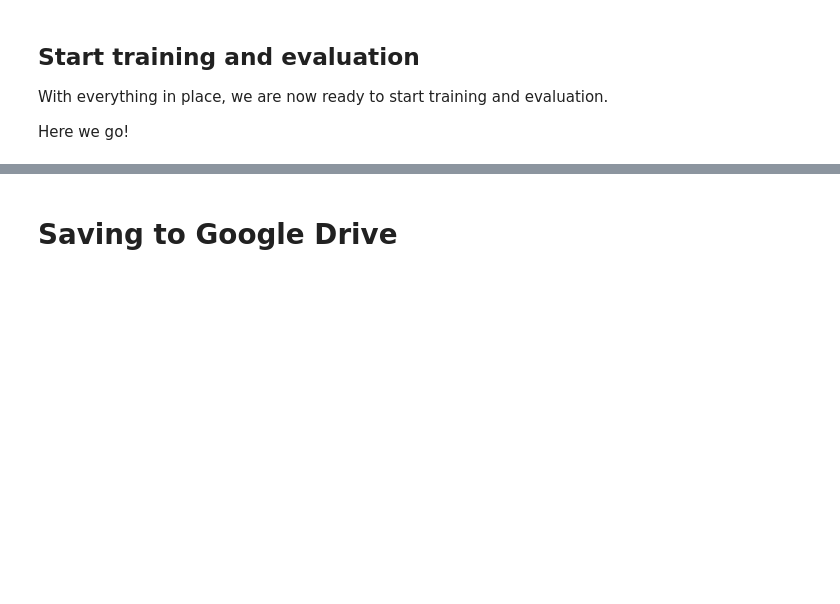
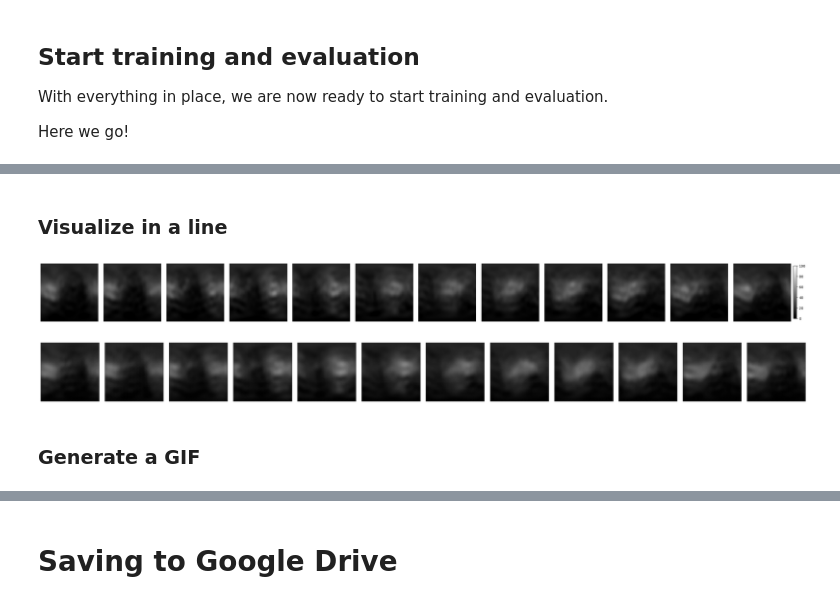
Before and after one commit to mauriciodev/tec_forecast, a Jupyter notebook: examples/OpenSTL_GIM.ipynb, the cells around one changed output, grey strips where cells are left out. Saved outputs shown, nothing was run; the diff lists cells and outputs as text; code cells hidden in the pictures; blank space fills up the shorter version.

```diff
--- a/examples/OpenSTL_GIM.ipynb
+++ b/examples/OpenSTL_GIM.ipynb
@@ -121,12 +175,11 @@ import torch
 from torch.utils.data import Dataset, Subset, DataLoader
 from sklearn.model_selection import train_test_split
 class ionexDataset(Dataset):
-    def __init__(self, npy_data, nstepsin=36, nstepsout=12, stride=12, val_split=0.2, validation_set=False, random_state=1 ):
+    def __init__(self, npy_data, nstepsin=36, nstepsout=12, stride=12, val_split=0.2, validation_set=False, random_state=1, normalize=False, mean=0, std=0):
         self.data = npy_data.astype(np.float32)
         self.nstepsin=nstepsin
         self.nstepsout=nstepsout
         self.stride=stride
-        self.data_name = 'ionex'
         #store the index to allow shuffling and train/val split
         self.idx=np.arange(0,len(self.data)-nstepsout-nstepsin+1,stride)
 
@@ -137,14 +190,18 @@ class ionexDataset(Dataset):
             else: #validation set
                 self.idx=datasplit[1]
 
-        #if normalize:
         # get the mean/std values along the channel dimension
-        mean = self.data.mean(axis=(0, 1, 2, 3)).reshape(1, -1, 1, 1)
-        std = self.data.std(axis=(0, 1, 2, 3)).reshape(1, -1, 1, 1)
-        self.data = (self.data - mean) / std
+        if mean==0 and std==0:
+            mean = self.data.mean(axis=(0, 1, 2, 3)).reshape(1, -1, 1, 1)
+            std = self.data.std(axis=(0, 1, 2, 3)).reshape(1, -1, 1, 1)
+        if normalize:
+            self.data = (self.data - mean) / std
         self.mean = mean
         self.std = std
+        self.data_name = 'custom'
 
+    def unnormalize(self):
+        return (self.data * self.std + self.mean)
 
     def __getitem__(self, index):
         # find the end of this pattern
@@ -159,7 +216,3 @@ class ionexDataset(Dataset):
 
     def __len__(self):
         return len(self.idx)
-
-    #def split_train_val(self, val_split=0.25):
-    #    train_idx, val_idx = train_test_split(list(range(len(self))), test_size=val_split)
-    #    return Subset(self, train_idx), Subset(self, val_idx)
@@ -166,14 +221,18 @@ class ionexDataset(Dataset):
 # %%
+randomSeed = 1
 train_data = ionexDataset(train_npy, nstepsin=pre_seq_length, nstepsout=aft_seq_length,
-                         stride=stride, validation_set=False, val_split=0.2)
+                          stride=stride, validation_set=False, val_split=0.2, random_state=randomSeed, normalize=True)
 val_data = ionexDataset(train_npy, nstepsin=pre_seq_length, nstepsout=aft_seq_length,
-                         stride=stride, validation_set=True, val_split=0.2)
+                        stride=stride, validation_set=True, val_split=0.2, random_state=randomSeed, normalize=True)
 #train_data, val_data = ionexTrainData.split_train_val(val_split=0.2)
 dataloader_train = DataLoader(train_data, batch_size=batch_size, num_workers=os.cpu_count())
 dataloader_val = DataLoader(val_data, batch_size=batch_size, num_workers=os.cpu_count())
 
-ionexTestData = ionexDataset(test_npy, nstepsin=pre_seq_length, nstepsout=aft_seq_length, stride=stride)
+#we use the mean and std scaling from the train data
+ionexTestData = ionexDataset(test_npy, nstepsin=pre_seq_length, nstepsout=aft_seq_length,
+                             stride=stride, normalize=True, mean=train_data.mean, std=train_data.std)
 dataloader_test = DataLoader(ionexTestData, batch_size=batch_size, num_workers=os.cpu_count())
+
 
 for X, y in dataloader_train:
     print(f"Shape of X: {X.shape} {X.dtype} [N, C, H, W]")
@@ -347,0 +365,24 @@ mse:751768.5625, mae:44007.546875
+# %% [markdown]
+### Visualize in a line
+# %%
+from openstl.utils import show_video_line
+
+def scale_back(m):
+  return m*train_data.std+train_data.mean
+
+# show the given frames from an example
+inputs = scale_back(np.load('./work_dirs/custom_exp/saved/inputs.npy'))
+preds = scale_back(np.load('./work_dirs/custom_exp/saved/preds.npy'))
+trues = scale_back(np.load('./work_dirs/custom_exp/saved/trues.npy'))
+
+example_idx = 0
+show_video_line(trues[example_idx], ncols=aft_seq_length, vmax=vmax, cbar=True, out_path=None, format='png', use_rgb=False)
+# %% [output]
+[figure, added]
+# %%
+example_idx = 0
+show_video_line(preds[example_idx], ncols=aft_seq_length, vmax=vmax, cbar=False, out_path=None, format='png', use_rgb=False)
+# %% [output]
+[figure, added]
+# %% [markdown]
+### Generate a GIF
```
Also changed, not shown: parts of 43 cells of this notebook.
